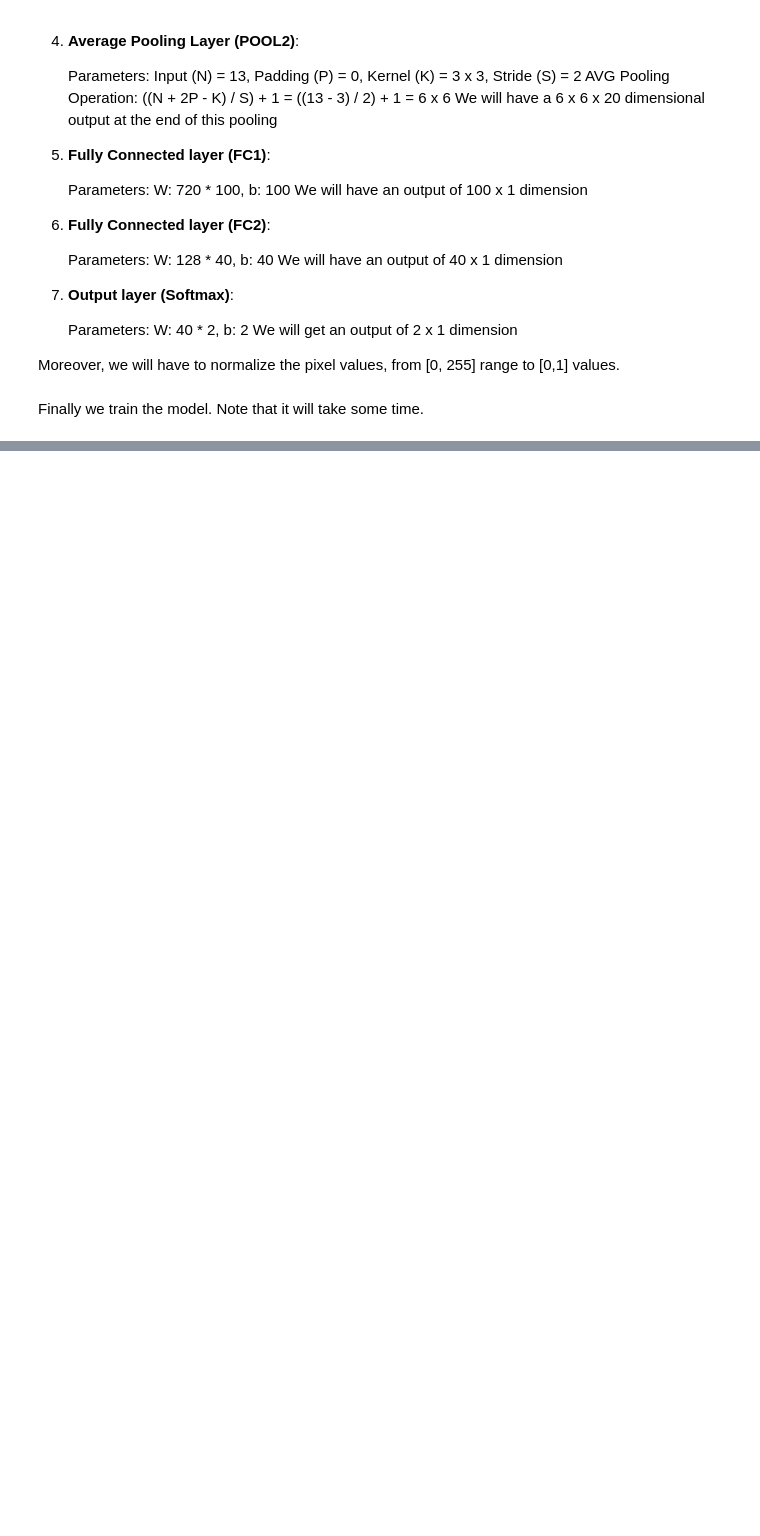
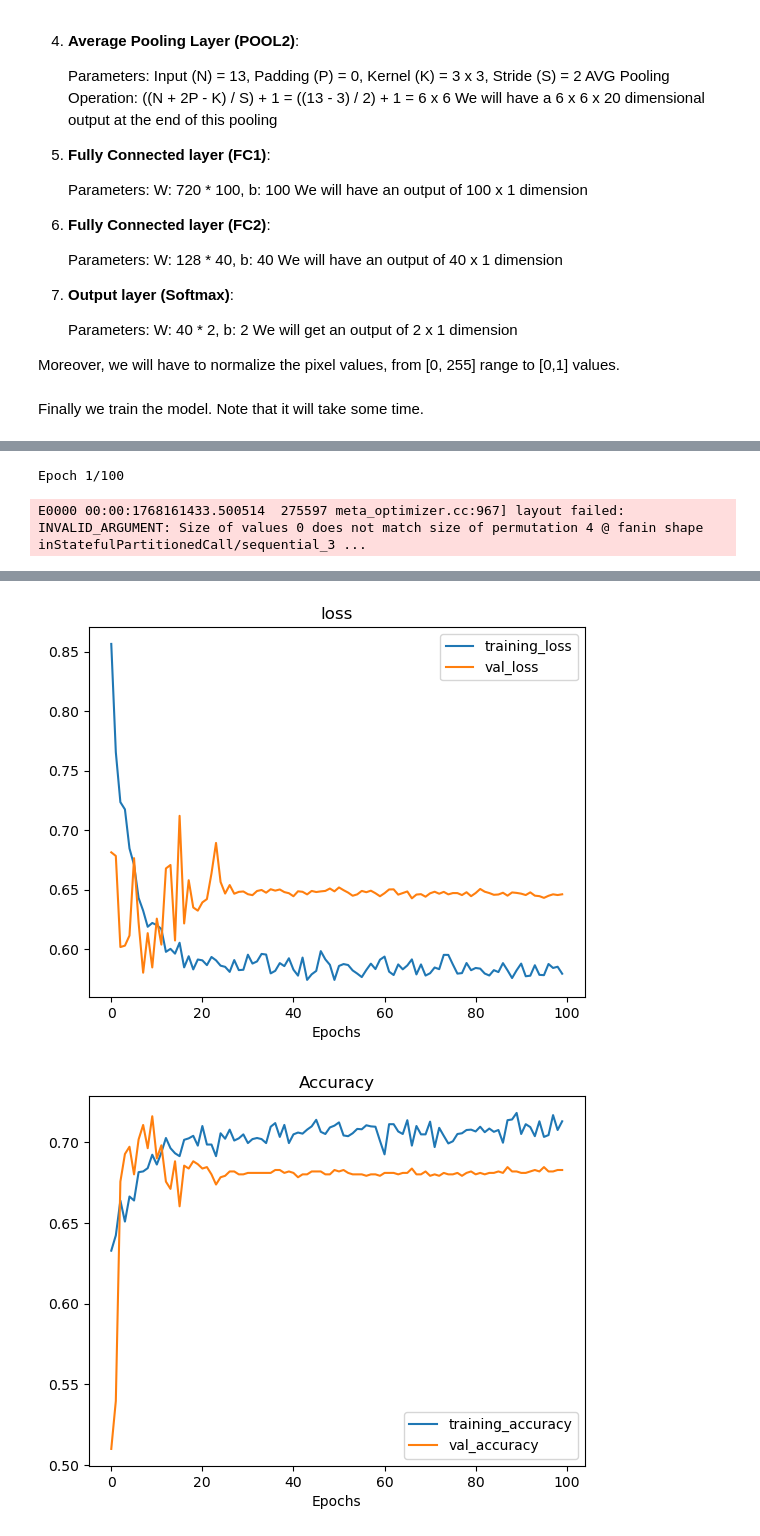
Before and after one commit to mirodriguezgal/MSc_Omics_Uvic_MachineLearning, a Jupyter notebook: 5_Advanced_Supervised_Deep_Learning.ipynb, the cells around one changed output, grey strips where cells are left out. Cells and saved outputs as stored; diff of their text form; code cells hidden in the pictures; blank space fills up the shorter version.

```diff
--- a/5_Advanced_Supervised_Deep_Learning.ipynb
+++ b/5_Advanced_Supervised_Deep_Learning.ipynb
@@ -853,0 +858,77 @@ This was expected, since LeNet-5 is a very simple CNN whose main application is
+# %%
+from keras.models import Sequential
+from keras.layers import (
+    Dropout,
+    BatchNormalization,
+    RandomRotation,
+    RandomTranslation,
+    RandomFlip
+)
+from keras.optimizers import Adam
+from keras.callbacks import ReduceLROnPlateau
+
+# 3. Data Augmentation Configuration
+# We define how we want to "distort" the images to create new training samples
+data_augmentation = Sequential([
+    RandomRotation(0.11),          # ≈ 20 degrees
+    RandomTranslation(0.2, 0.2),   # width & height shift
+    RandomFlip("horizontal_and_vertical"),
+])
+
+# 1 and 2 Improved Architecture
+# We use a pattern common in modern nets: Conv -> BatchNorm -> Pool -> Dropout
+model = Sequential([
+    # Data augmentation runs only during training
+    data_augmentation,
+
+    # Block 1
+    Conv2D(32, (3, 3), activation='relu', input_shape=(50, 50, 1)),
+    BatchNormalization(),
+    MaxPool2D((2, 2)),
+    Dropout(0.25),
+
+    # Block 2
+    Conv2D(64, (3, 3), activation='relu'),
+    BatchNormalization(),
+    MaxPool2D((2, 2)),
+    Dropout(0.25),
+
+    # Fully Connected
+    Flatten(),
+    Dense(128, activation='relu'),
+    BatchNormalization(),
+    Dropout(0.5),
+    Dense(num_classes, activation='softmax')
+])
+
+# 4 We switch to Adam, with specified starting learning rate.
+model.compile(
+    optimizer=Adam(learning_rate=3e-4),
+    loss='categorical_crossentropy',
+    metrics=['accuracy']
+)
+
+## The learning rate scheduler reduces the learning rate when the validation loss plateaus
+lr_scheduler = ReduceLROnPlateau(
+    monitor="val_loss",
+    factor=0.5,      # halve the LR
+    patience=4,      # wait 4 epochs
+    min_lr=1e-6,
+    verbose=1
+)
+
+# Train with Augmentation
+history_improved = model.fit(
+    X_train_gray,
+    Y_train_one_hot,
+    batch_size=32,
+    epochs=100,
+    validation_data=(X_test_gray, Y_test_one_hot),
+    callbacks=[lr_scheduler], # The learning rate scheduler
+    verbose=1
+)
+
+plot_loss_curves(history_improved)
+# %% [output]
+Epoch 1/100
+E0000 00:00:1768161433.500514  275597 meta_optimizer.cc:967] layout failed: INVALID_ARGUMENT: Size of values 0 does not match size of permutation 4 @ fanin shape inStatefulPartitionedCall/sequential_3 ...
@@ -853,0 +952,2 @@ This was expected, since LeNet-5 is a very simple CNN whose main application is
+[figure, added]
+[figure, added]
```
Also changed, not shown: parts of 30 cells of this notebook, 1 other file.
